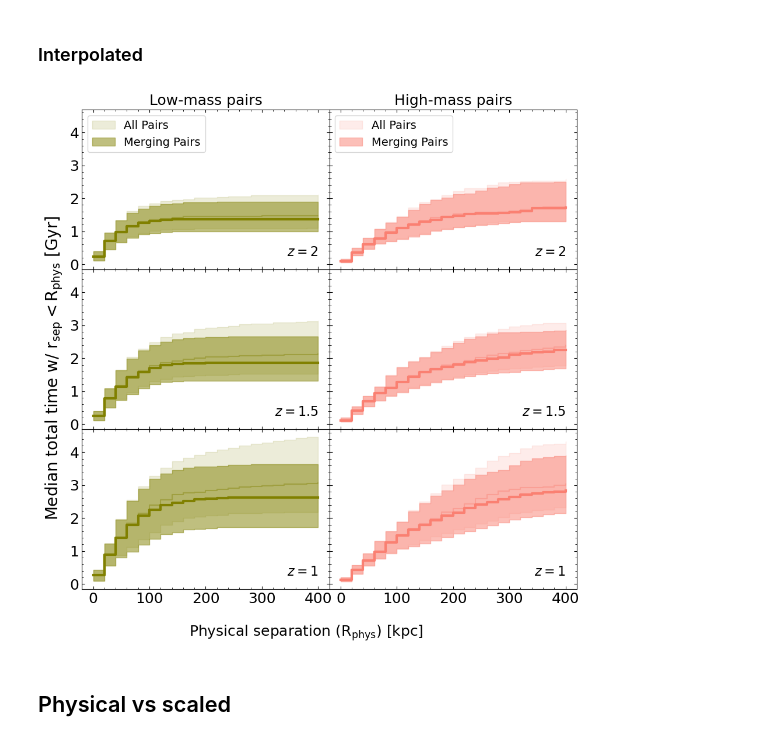
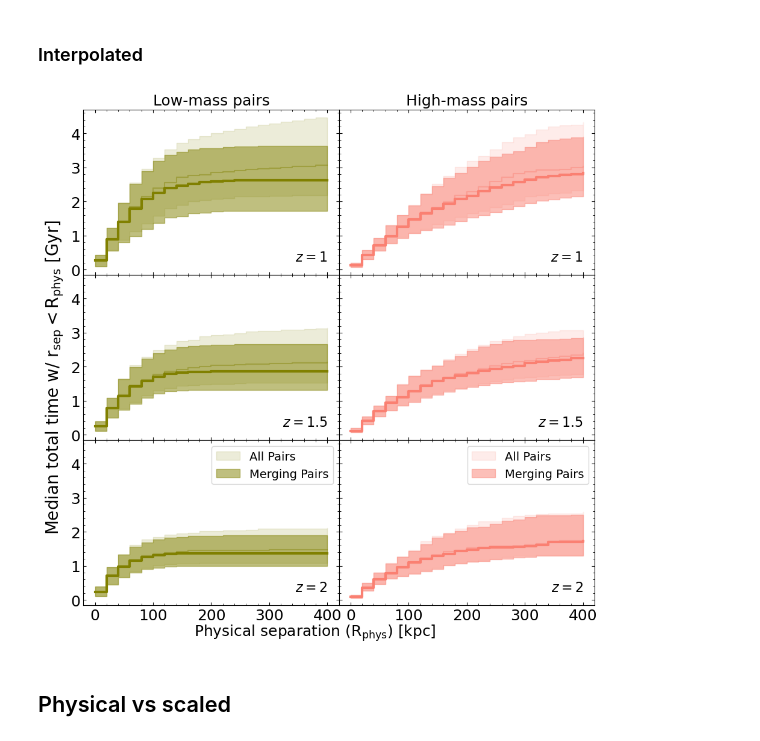
Before and after one commit to katiechambe/orbs, a Jupyter notebook: notebooks/bet-on-it/2_elapsedtime.ipynb, the cells around one changed output. Drawn from its saved outputs; the diff is of its cells as text; code cells hidden in the pictures.

```diff
--- a/notebooks/bet-on-it/2_elapsedtime.ipynb
+++ b/notebooks/bet-on-it/2_elapsedtime.ipynb
@@ -799,38 +799,38 @@ data_sets = [low,high]
 data_sets_interp = [low_interp,high_interp]
 data_label = ["Low-mass","High-mass"]
 secondary_name = ["difference","difference2"]
 secondary_name = ["All pairs","difference2"]
 
 for en in range(2):
-    for ii, snap in enumerate([33, 40, 50]):
+    for ii, snap in enumerate([33, 40, 50][::-1]):
         # all pairs - mergers + non-mergers
         ms, ss, mds, qs, bins = get_manual_cumulative(data_sets_interp[en][snap], convert_interp, interp=True, scaled=False, merger_only=False)
         ax[ii][en].plot(bins[:-1],mds,color=palette[data_name[en]],ds='steps-post',alpha=0.4)
         ax[ii][en].fill_between(bins[:-1],qs[:,0],qs[:,1],color=palette[data_name[en]],step='post',alpha=0.15,label="All Pairs")
 
         # merging pairs only
         ms, ss, mds, qs, bins = get_manual_cumulative(data_sets_interp[en][snap], convert_interp, interp=True, scaled=False, merger_only=True)
         ax[ii][en].plot(bins[:-1],mds,color=palette[data_name[en]],ds='steps-post',lw=3)
         ax[ii][en].fill_between(bins[:-1],qs[:,0],qs[:,1],color=palette[data_name[en]],step='post',alpha=0.5,label="Merging Pairs")
 
         ax[ii][en].text(400, 0.25, z[str(snap)], ha='right',fontsize=16)
 # legend
-ax[0][0].legend(loc='upper left',fontsize=14)
-ax[0][1].legend(loc='upper left',fontsize=14)
+ax[2][0].legend(loc='upper right',fontsize=14)
+ax[2][1].legend(loc='upper right',fontsize=14)
 
 # column titles
 ax[0][0].set_title("Low-mass pairs",fontsize=18)
 ax[0][1].set_title("High-mass pairs",fontsize=18)
 
 
-fig.supxlabel(r"Physical separation $(\rm R_{phys})$ [kpc]",fontsize=18,y=0.03)
+fig.supxlabel(r"Physical separation $(\rm R_{phys})$ [kpc]",fontsize=18,y=0.06)
 fig.supylabel(r"Median total time w/ $\rm r_{sep}< \rm R_{phys}$ [Gyr]",x=0.05,fontsize=20)
 
 plt.tight_layout()
 plt.savefig(f"{paths.path_plots}bet-on-it/2_medtotal_LoHi.png")
 plt.show()
 # %% [output]
-[figure, old version]
+[figure, new version]
 # %% [markdown]
 ## Physical vs scaled
 # %% [markdown]
```
Also changed, not shown: parts of 1 cell of this notebook, 2 other files.
